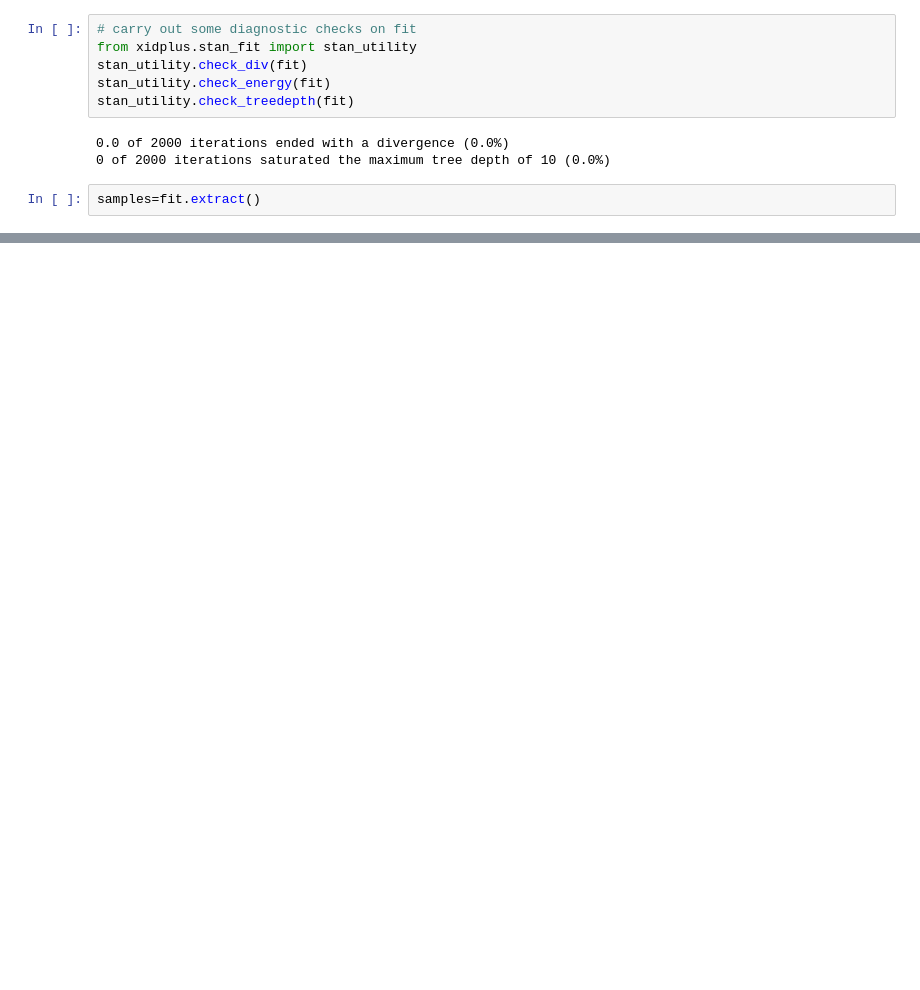
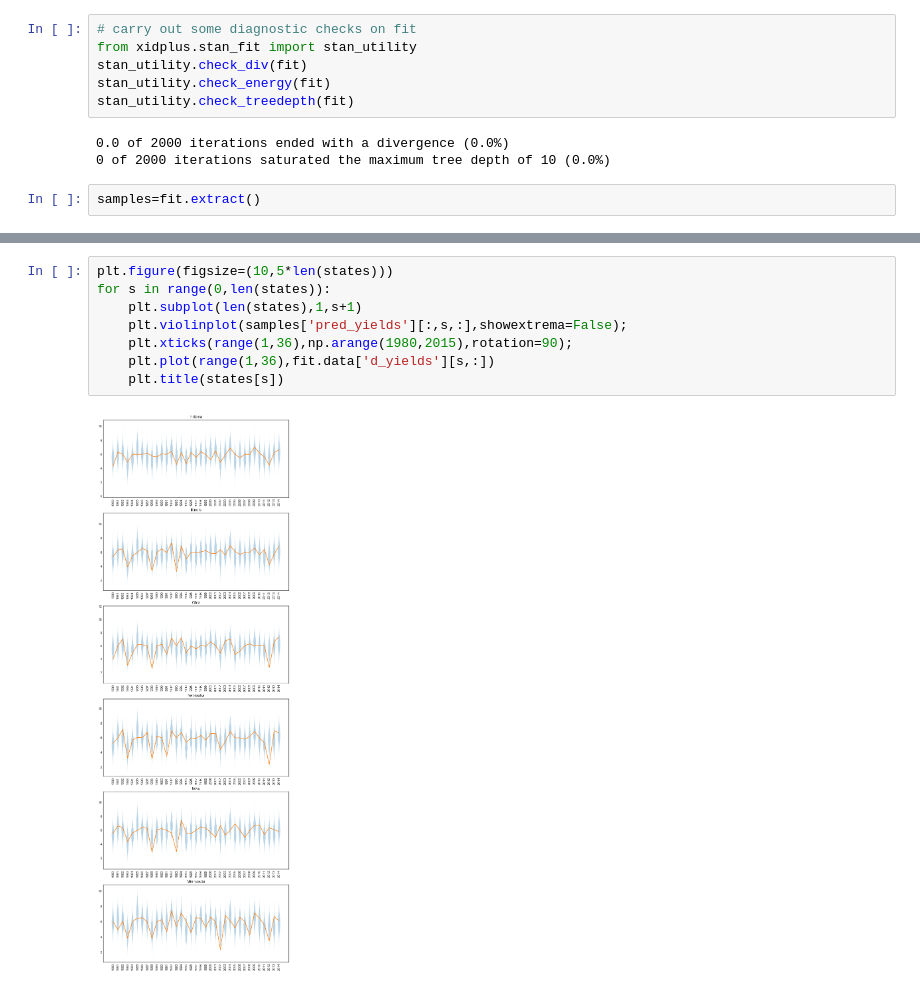
Before and after one commit to DataJavelin/FACYnation, a Jupyter notebook: Growth_curve_fitting.ipynb, the cells around one changed output, grey strips where cells are left out. Drawn from its saved outputs; the diff is of its cells as text; blank space fills up the shorter version.

```diff
--- a/Growth_curve_fitting.ipynb
+++ b/Growth_curve_fitting.ipynb
@@ -145,0 +173,10 @@ plt.hist(samples['sigma']);
+# %%
+plt.figure(figsize=(10,5*len(states)))
+for s in range(0,len(states)):
+    plt.subplot(len(states),1,s+1)
+    plt.violinplot(samples['pred_yields'][:,s,:],showextrema=False);
+    plt.xticks(range(1,36),np.arange(1980,2015),rotation=90);
+    plt.plot(range(1,36),fit.data['d_yields'][s,:])
+    plt.title(states[s])
+# %% [output]
+[figure, added]
```
Also changed, not shown: parts of 29 cells of this notebook.
